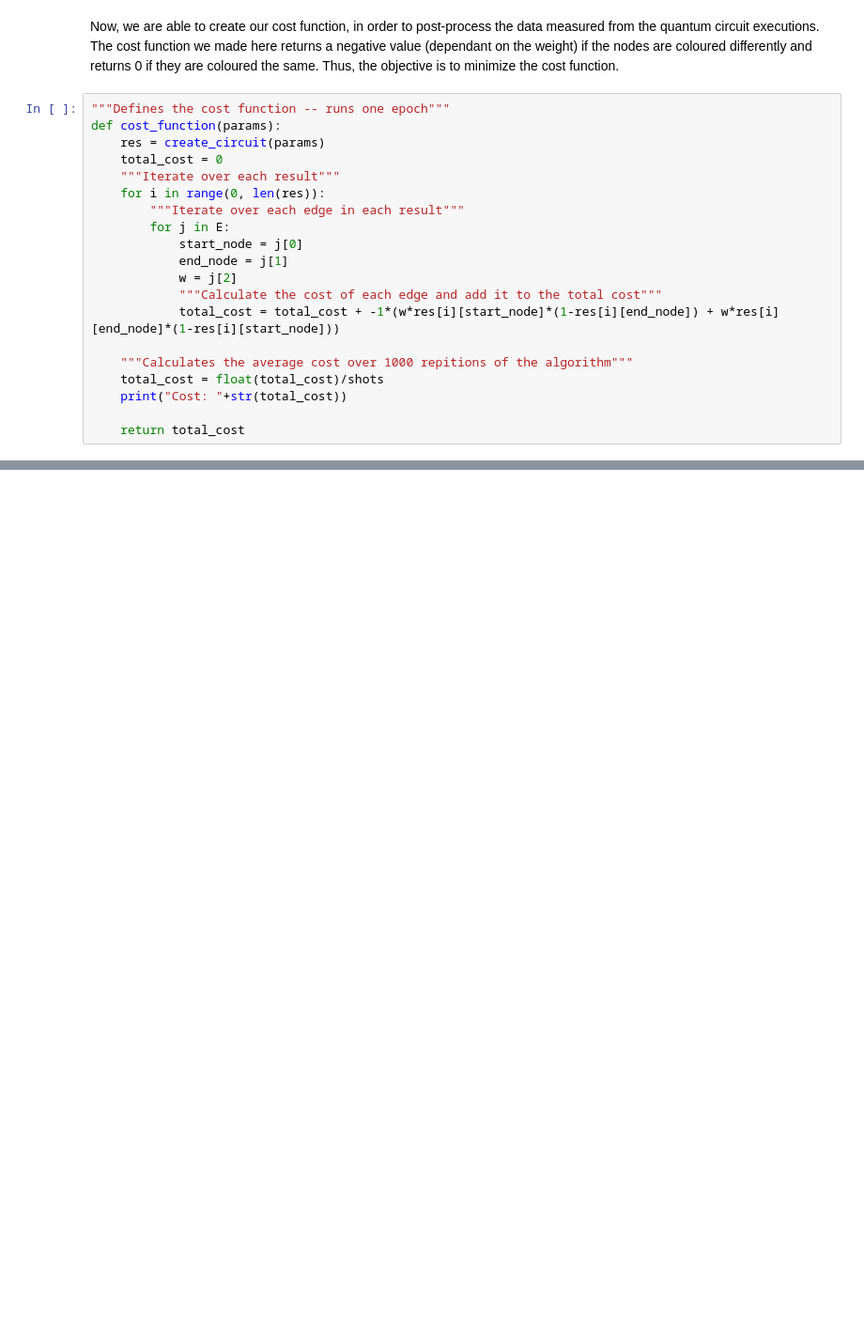
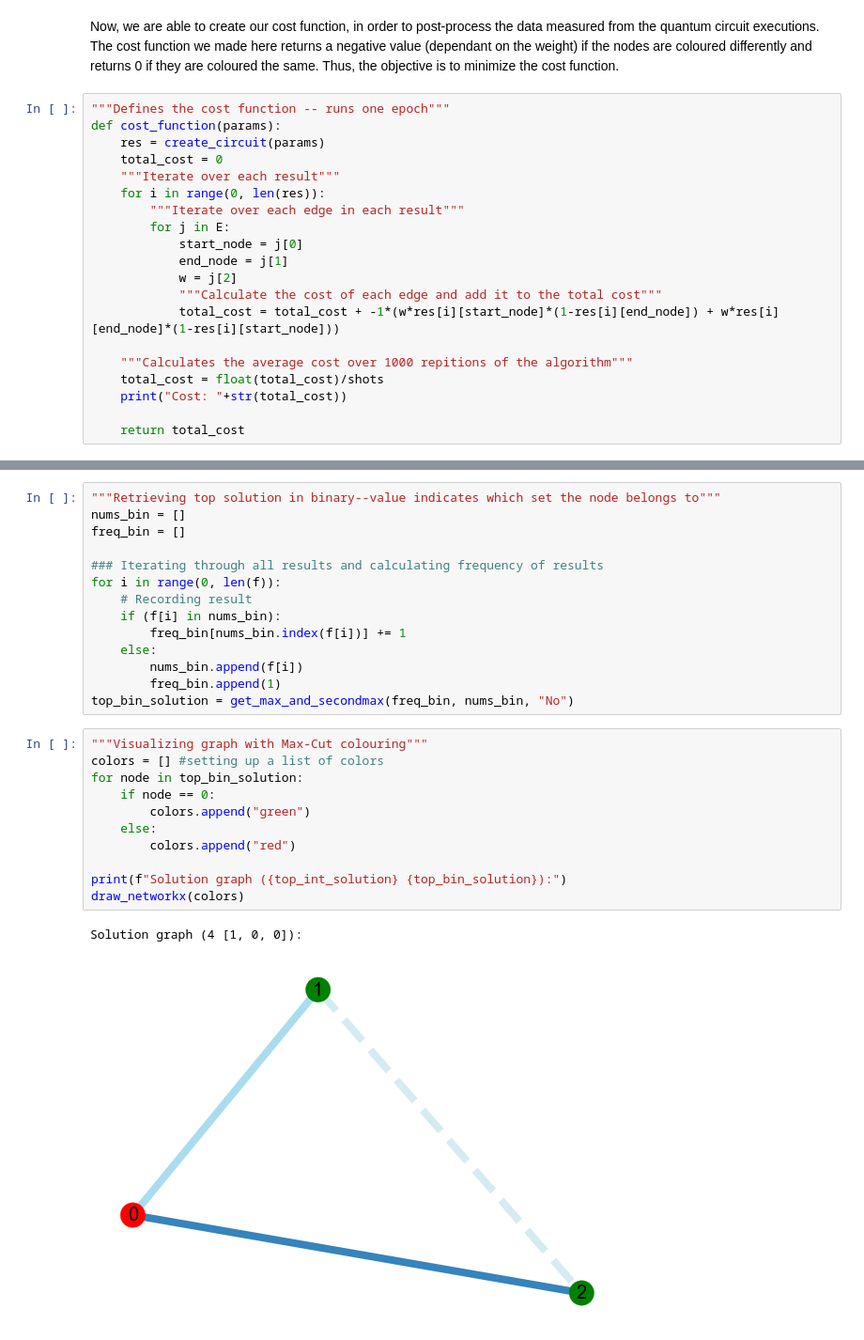
Before and after one commit to Sinestro38/Generalized-QAOA-to-solve-the-weighted-max-cut-problem, a Jupyter notebook: Weighted max-cut graph.ipynb, the cells around one changed output, grey strips where cells are left out. Shown: that part at 94% size. Cells and saved outputs as stored; diff of their text form; blank space fills up the shorter version.

```diff
--- a/Weighted max-cut graph.ipynb
+++ b/Weighted max-cut graph.ipynb
@@ -162,0 +215,28 @@ Above you can see a histogram showing the probabilities corresponding to each bi
+# %%
+"""Retrieving top solution in binary--value indicates which set the node belongs to"""
+nums_bin = []
+freq_bin = []
+
+### Iterating through all results and calculating frequency of results
+for i in range(0, len(f)):
+    # Recording result
+    if (f[i] in nums_bin):
+        freq_bin[nums_bin.index(f[i])] += 1
+    else:
+        nums_bin.append(f[i])
+        freq_bin.append(1)
+top_bin_solution = get_max_and_secondmax(freq_bin, nums_bin, "No")
+# %%
+"""Visualizing graph with Max-Cut colouring"""
+colors = [] #setting up a list of colors
+for node in top_bin_solution:
+    if node == 0:
+        colors.append("green")
+    else:
+        colors.append("red")
+
+print(f"Solution graph ({top_int_solution} {top_bin_solution}):")
+draw_networkx(colors)
+# %% [output]
+Solution graph (4 [1, 0, 0]):
+[figure, added]
```
Also changed, not shown: parts of 15 cells of this notebook.
